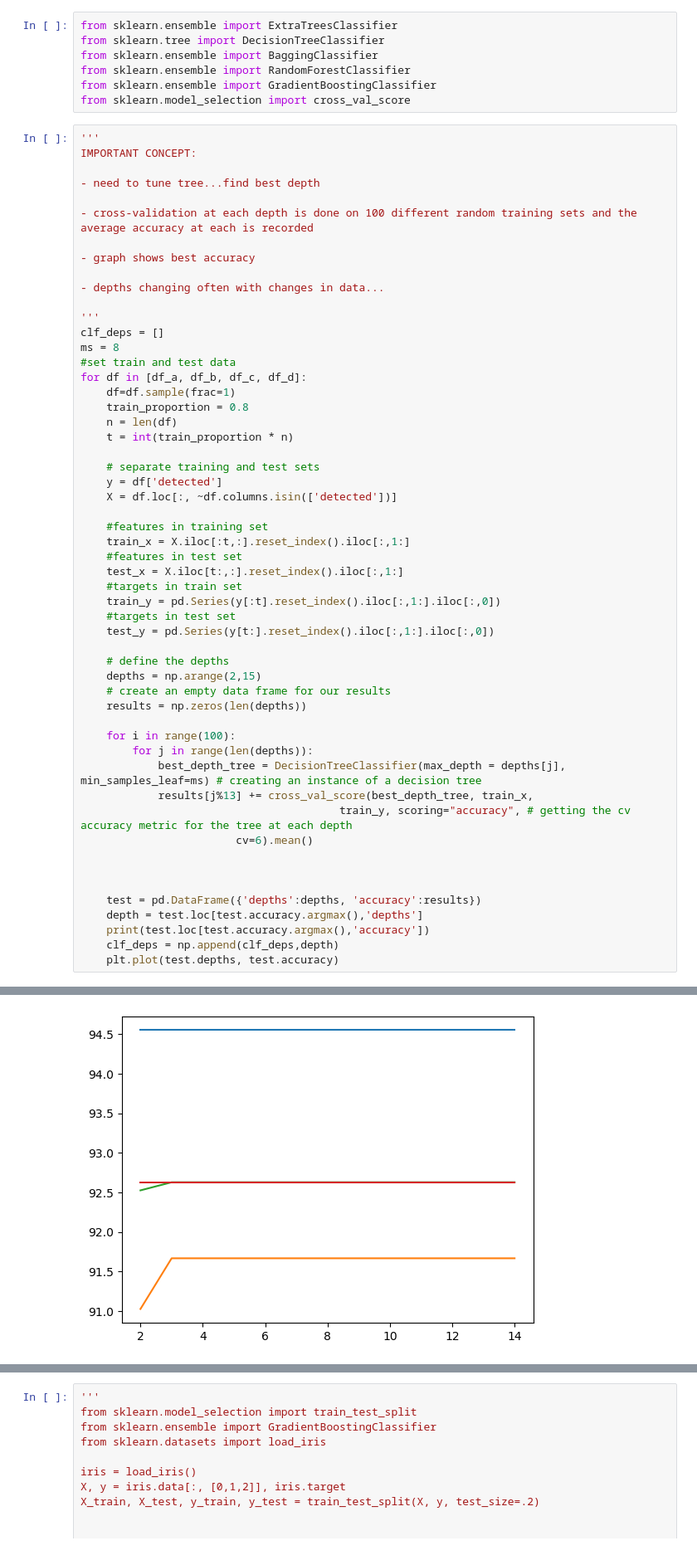
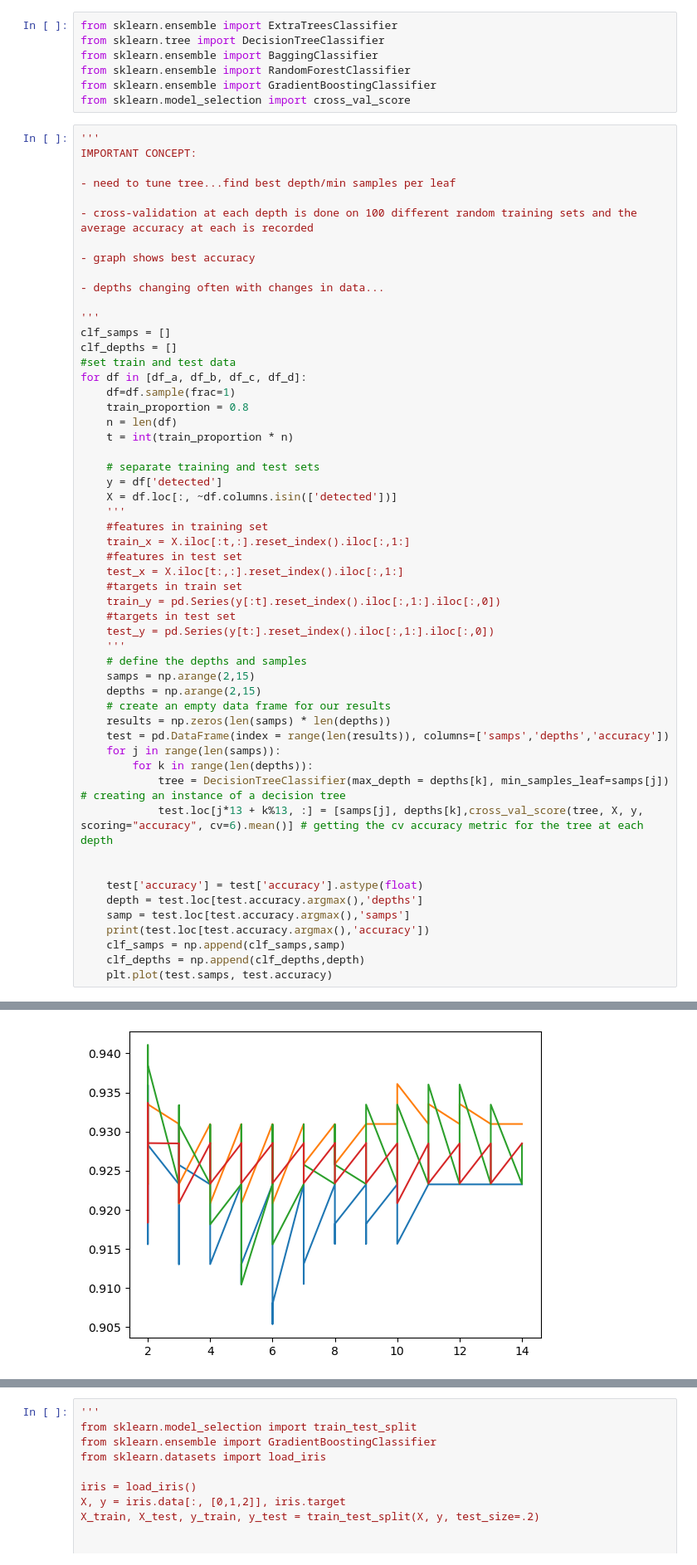
Before and after one commit to izguenther6/orie4741-final, a Jupyter notebook: scripts/trees.ipynb, the cells around one changed output, grey strips where cells are left out. Shown at 83% size. Cells and saved outputs as stored; diff of their text form.

```diff
--- a/scripts/trees.ipynb
+++ b/scripts/trees.ipynb
@@ -42,7 +47,7 @@ from sklearn.model_selection import cross_val_score
 '''
 IMPORTANT CONCEPT:
 
-- need to tune tree...find best depth
+- need to tune tree...find best depth/min samples per leaf
 
 - cross-validation at each depth is done on 100 different random training sets and the average accuracy at each is recorded
 
@@ -51,8 +56,8 @@ IMPORTANT CONCEPT:
 - depths changing often with changes in data...
 
 '''
-clf_deps = []
-ms = 8
+clf_samps = []
+clf_depths = []
 #set train and test data
 for df in [df_a, df_b, df_c, df_d]:
     df=df.sample(frac=1)
@@ -63,7 +68,7 @@ for df in [df_a, df_b, df_c, df_d]:
     # separate training and test sets
     y = df['detected']
     X = df.loc[:, ~df.columns.isin(['detected'])]
-
+    '''
     #features in training set
     train_x = X.iloc[:t,:].reset_index().iloc[:,1:]
     #features in test set
@@ -72,24 +77,24 @@ for df in [df_a, df_b, df_c, df_d]:
     train_y = pd.Series(y[:t].reset_index().iloc[:,1:].iloc[:,0])
     #targets in test set
     test_y = pd.Series(y[t:].reset_index().iloc[:,1:].iloc[:,0])
-
-    # define the depths
+    '''
+    # define the depths and samples
+    samps = np.arange(2,15)
     depths = np.arange(2,15)
     # create an empty data frame for our results
-    results = np.zeros(len(depths))
-
-    for i in range(100):
-        for j in range(len(depths)):
-            best_depth_tree = DecisionTreeClassifier(max_depth = depths[j], min_samples_leaf=ms) # creating an instance of a decision tree
-            results[j%13] += cross_val_score(best_depth_tree, train_x,
-                                        train_y, scoring="accuracy", # getting the cv accuracy metric for the tree at each depth
-                        cv=6).mean()
+    results = np.zeros(len(samps) * len(depths))
+    test = pd.DataFrame(index = range(len(results)), columns=['samps','depths','accuracy'])
+    for j in range(len(samps)):
+        for k in range(len(depths)):
+            tree = DecisionTreeClassifier(max_depth = depths[k], min_samples_leaf=samps[j]) # creating an instance of a decision tree
+            test.loc[j*13 + k%13, :] = [samps[j], depths[k],cross_val_score(tree, X, y, scoring="accuracy", cv=6).mean()] # getting the cv accuracy metric for the tree at each depth
 
 
-
-    test = pd.DataFrame({'depths':depths, 'accuracy':results})
+    test['accuracy'] = test['accuracy'].astype(float)
     depth = test.loc[test.accuracy.argmax(),'depths']
+    samp = test.loc[test.accuracy.argmax(),'samps']
     print(test.loc[test.accuracy.argmax(),'accuracy'])
-    clf_deps = np.append(clf_deps,depth)
-    plt.plot(test.depths, test.accuracy)
+    clf_samps = np.append(clf_samps,samp)
+    clf_depths = np.append(clf_depths,depth)
+    plt.plot(test.samps, test.accuracy)
 # %% [output]
@@ -100,2 +105,2 @@ for df in [df_a, df_b, df_c, df_d]:
-[figure, old version]
+[figure, new version]
 # %%
```
Also changed, not shown: parts of 16 cells of this notebook, 4 other files.
